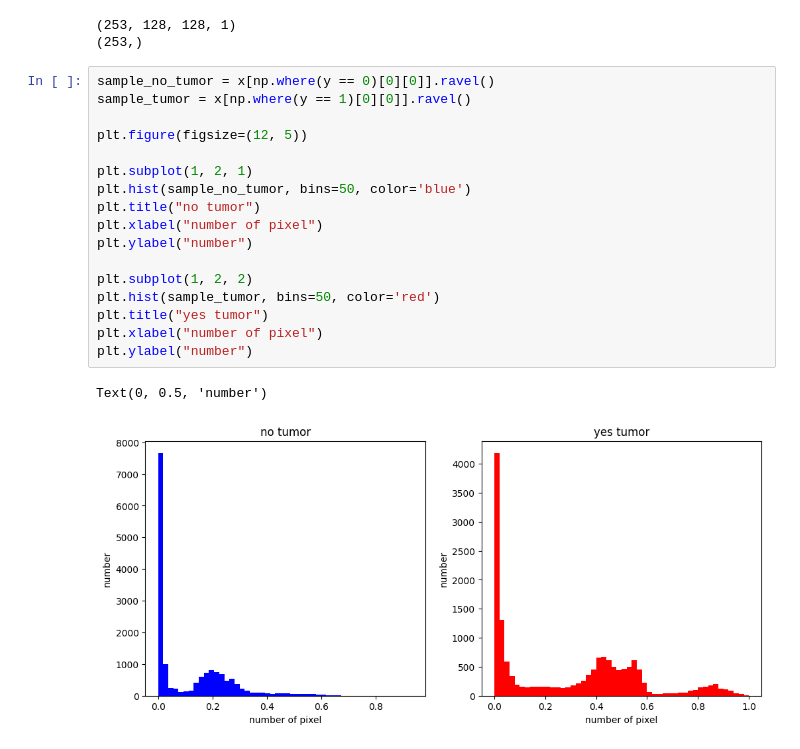
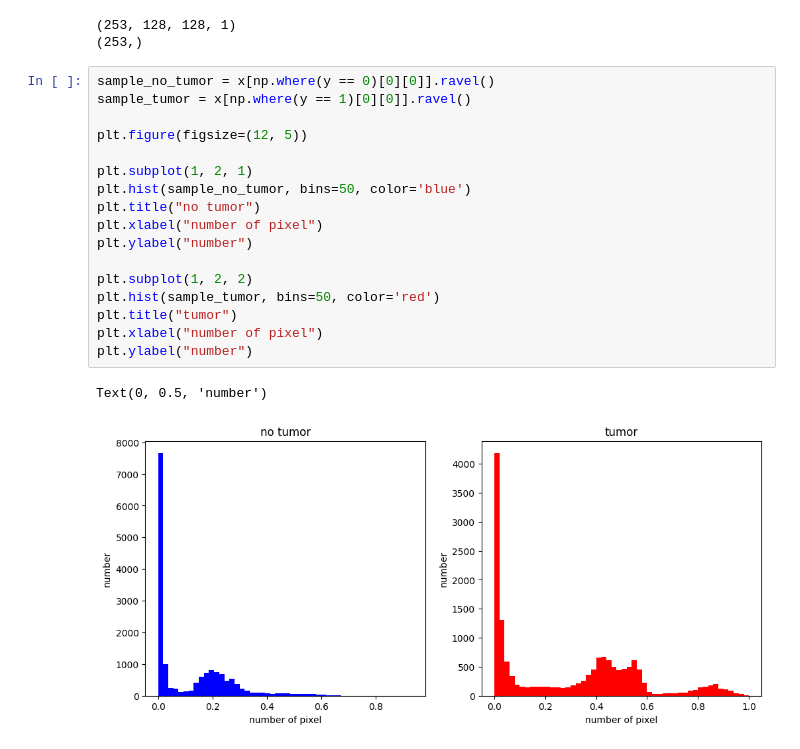
Before and after one commit to Aliakbar-omidi/Brain-Tumor-Detection, a Jupyter notebook: main.ipynb, the cells around one changed output. Drawn from its saved outputs; the diff is of its cells as text.

```diff
--- a/main.ipynb
+++ b/main.ipynb
@@ -60,20 +64,20 @@ print(y.shape)
 # %%
 sample_no_tumor = x[np.where(y == 0)[0][0]].ravel()
 sample_tumor = x[np.where(y == 1)[0][0]].ravel()
 
 plt.figure(figsize=(12, 5))
 
 plt.subplot(1, 2, 1)
 plt.hist(sample_no_tumor, bins=50, color='blue')
 plt.title("no tumor")
 plt.xlabel("number of pixel")
 plt.ylabel("number")
 
 plt.subplot(1, 2, 2)
 plt.hist(sample_tumor, bins=50, color='red')
-plt.title("yes tumor")
+plt.title("tumor")
 plt.xlabel("number of pixel")
 plt.ylabel("number")
 # %% [output]
 Text(0, 0.5, 'number')
-[figure, old version]
+[figure, new version]
```
Also changed, not shown: parts of 5 cells of this notebook.
